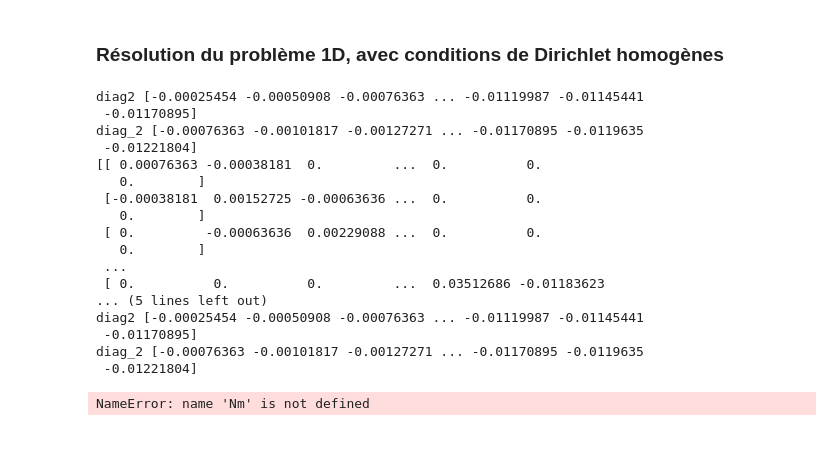
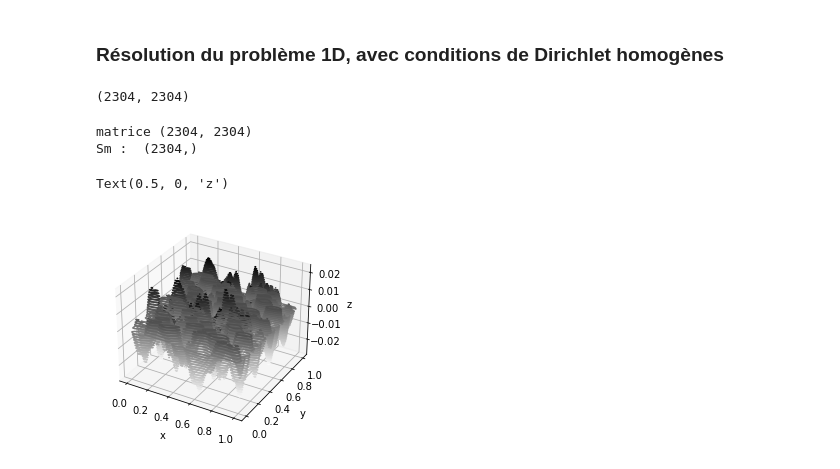
Before and after one commit to Calanohn/ProjetS24A, a Jupyter notebook: Elements_Finis_2D_Dirichlet.ipynb, the cells around one changed output. Saved outputs shown, nothing was run; the diff lists cells and outputs as text; code cells hidden in the pictures; blank space fills up the shorter version.

Commit message:
Matrice partie continue, Second membre, affichage

```diff
--- a/Elements_Finis_2D_Dirichlet.ipynb
+++ b/Elements_Finis_2D_Dirichlet.ipynb
@@ -34,8 +34,8 @@ Inm = (Meshm[0][ 1:-1, 1:-1], Meshm[1][ 1:-1, 1:-1])
 def a(x, y):
     return 1
 
-def f(x):
-    return np.exp(-(x-1/2)**2)
+def f(x, y):
+    return np.exp(-(x-1/2)**2 -(y-1/2)**2)
 
 Beta = 1
 
@@ -209,23 +171,5 @@ def Mat_Sys(Meshm, MeshM):
 # %%
-print(Mat_Sys(Meshm, MeshM))
+print(Mat_Sys(Meshm, MeshM).shape)
 np.savetxt("matrice", Mat_Sys(Meshm, MeshM))
-
-#probleme avec les diag2 car matrice pas symétrique
 # %% [output]
-diag2 [-0.00025454 -0.00050908 -0.00076363 ... -0.01119987 -0.01145441
- -0.01170895]
-diag_2 [-0.00076363 -0.00101817 -0.00127271 ... -0.01170895 -0.0119635
- -0.01221804]
-[[ 0.00076363 -0.00038181  0.         ...  0.          0.
-   0.        ]
- [-0.00038181  0.00152725 -0.00063636 ...  0.          0.
-   0.        ]
- [ 0.         -0.00063636  0.00229088 ...  0.          0.
-   0.        ]
- ...
- [ 0.          0.          0.         ...  0.03512686 -0.01183623
-... (5 lines left out)
-diag2 [-0.00025454 -0.00050908 -0.00076363 ... -0.01119987 -0.01145441
- -0.01170895]
-diag_2 [-0.00076363 -0.00101817 -0.00127271 ... -0.01170895 -0.0119635
- -0.01221804]
+(2304, 2304)
@@ -264,7 +175,0 @@ def Sec_Mem(Nm,NM):
-# %%
-U[1:-1] = spl.solve(Mat_Sys(Nm,NM),Sec_Mem(Nm,NM))
-plt.plot(Meshm,U[:Nm+2])
-plt.plot(MeshM,U[Nm+2:])
-plt.show()
-# %% [output]
-NameError: name 'Nm' is not defined
@@ -270,0 +229,28 @@ NameError: name 'Nm' is not defined
+# %%
+print("matrice",Mat_Sys(MeshM, Meshm).shape)
+print("Sm : ",Sec_Mem(f, Meshm, MeshM).shape)
+# %% [output]
+matrice (2304, 2304)
+Sm :  (2304,)
+# %%
+
+A = csr_matrix(Mat_Sys(MeshM, Meshm))
+res = spsolve(A,Sec_Mem(f, Meshm, MeshM))
+U[1:-1, 1:-1] = res.reshape((N-2, N-2))  # peut etre un probleme de taille
+
+X = MeshM[0]
+Ym = Meshm[1]
+YM = MeshM[1]
+Zm = U[:Meshm[0].shape[0], :Meshm[0].shape[1]]
+ZM = U[Meshm[0].shape[0]:, :Meshm[0].shape[1]]
+
+fig = plt.figure()
+ax = plt.axes(projection='3d')
+ax.contour3D(X, Ym, Zm, 50, cmap='binary')
+ax.contour3D(X, YM, ZM, 50, cmap='binary')
+ax.set_xlabel('x')
+ax.set_ylabel('y')
+ax.set_zlabel('z')
+# %% [output]
+Text(0.5, 0, 'z')
+[figure, added]
```
Also changed, not shown: parts of 9 cells of this notebook.
